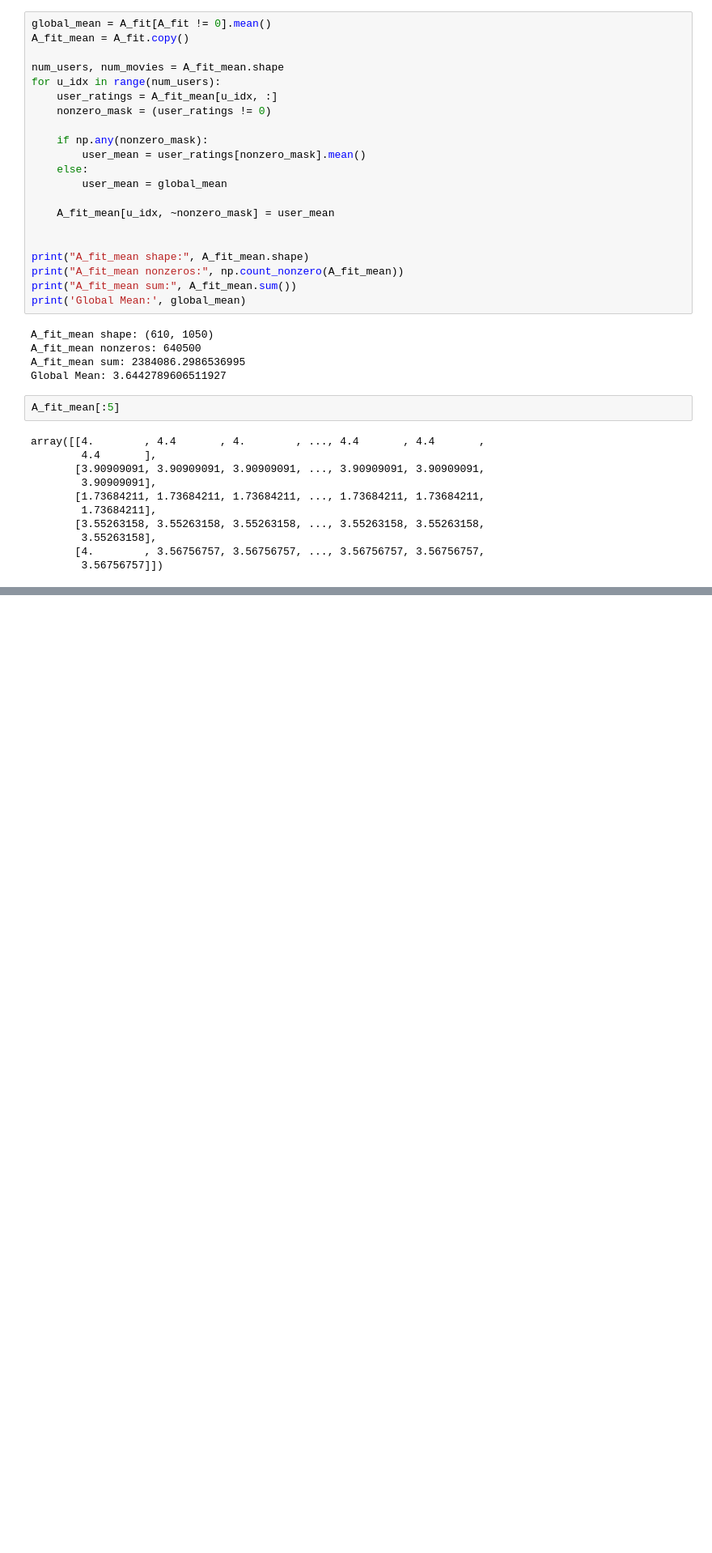
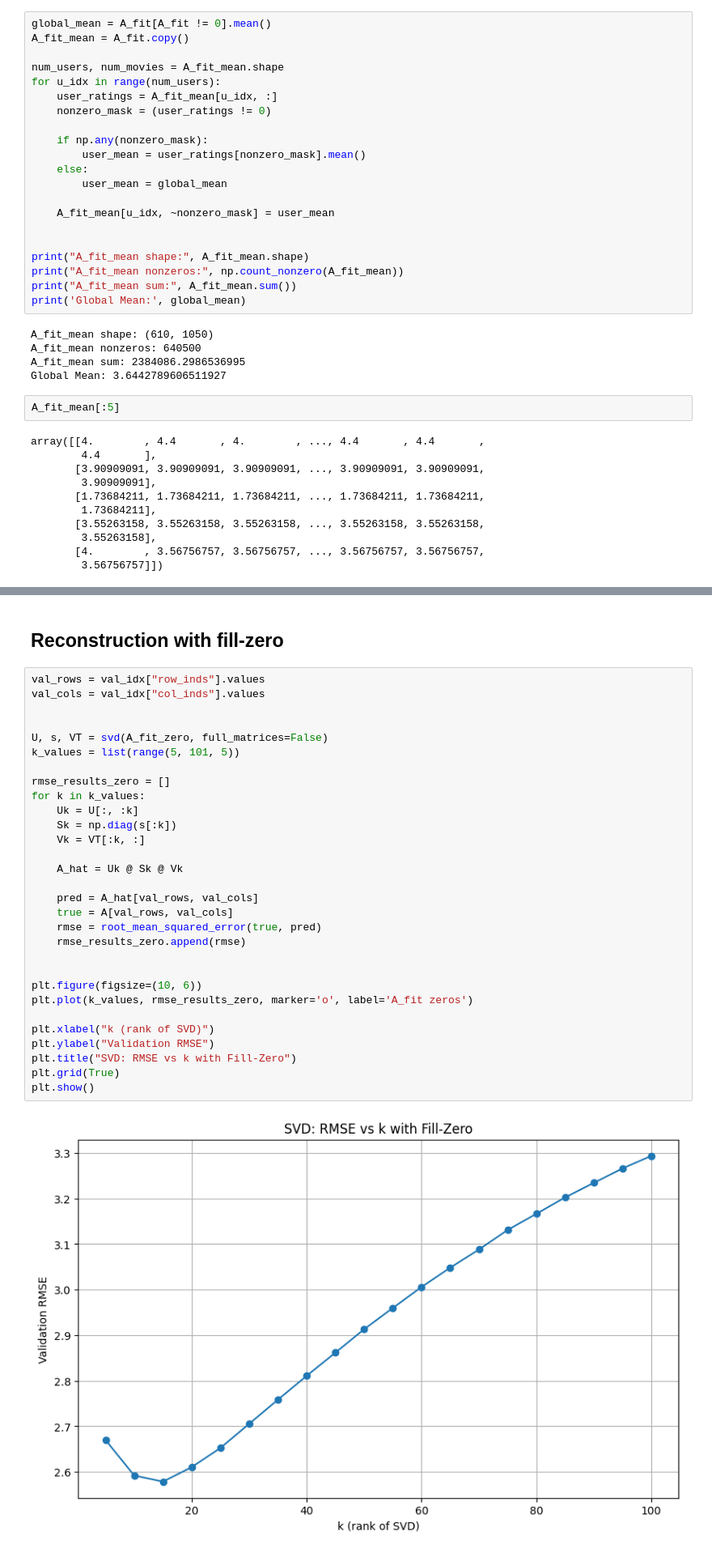
Before and after one commit to pouriaSameti/Mathematics-For-Data-Science, a Jupyter notebook: Project 2/code.ipynb, the cells around one changed output, grey strips where cells are left out. Shown at 81% size. Saved outputs shown, nothing was run; the diff lists cells and outputs as text; blank space fills up the shorter version.

Commit message:
Project 2: SVD Reconstruction and Validation RMSE.

```diff
--- a/Project 2/code.ipynb
+++ b/Project 2/code.ipynb
@@ -154,0 +160,34 @@ array([[4.        , 4.4       , 4.        , ..., 4.4       , 4.4       ,
+# %% [markdown]
+## Reconstruction with fill-zero
+# %%
+val_rows = val_idx["row_inds"].values
+val_cols = val_idx["col_inds"].values
+
+
+U, s, VT = svd(A_fit_zero, full_matrices=False)
+k_values = list(range(5, 101, 5))
+
+rmse_results_zero = []
+for k in k_values:
+    Uk = U[:, :k]
+    Sk = np.diag(s[:k])
+    Vk = VT[:k, :]
+
+    A_hat = Uk @ Sk @ Vk
+
+    pred = A_hat[val_rows, val_cols]
+    true = A[val_rows, val_cols]
+    rmse = root_mean_squared_error(true, pred)
+    rmse_results_zero.append(rmse)
+
+
+plt.figure(figsize=(10, 6))
+plt.plot(k_values, rmse_results_zero, marker='o', label='A_fit zeros')
+
+plt.xlabel("k (rank of SVD)")
+plt.ylabel("Validation RMSE")
+plt.title("SVD: RMSE vs k with Fill-Zero")
+plt.grid(True)
+plt.show()
+# %% [output]
+[figure, added]
```
Also changed, not shown: parts of 4 cells of this notebook.
